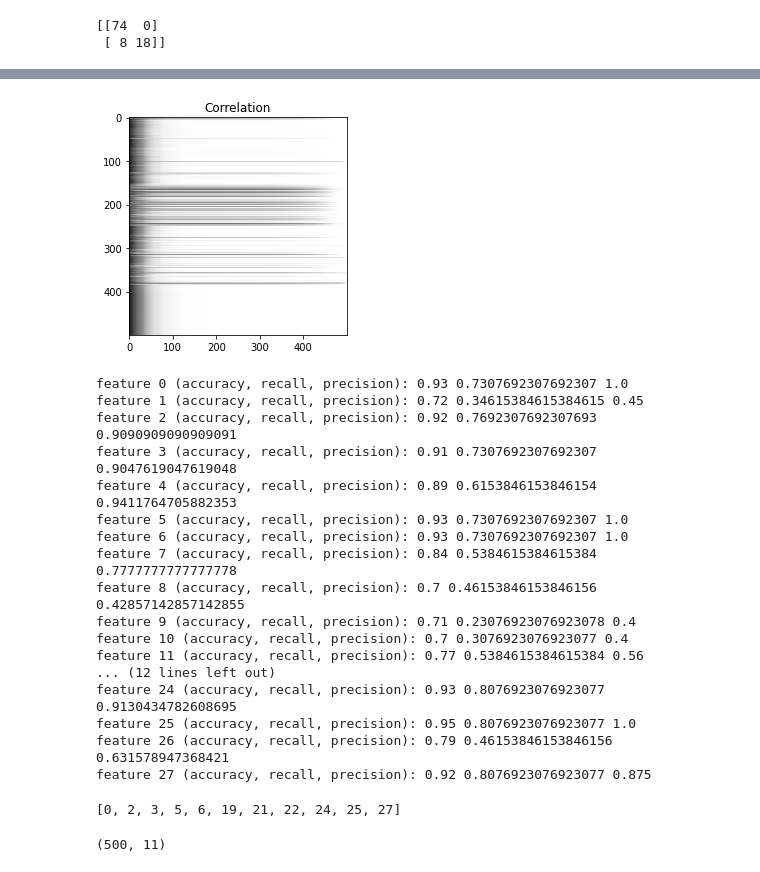
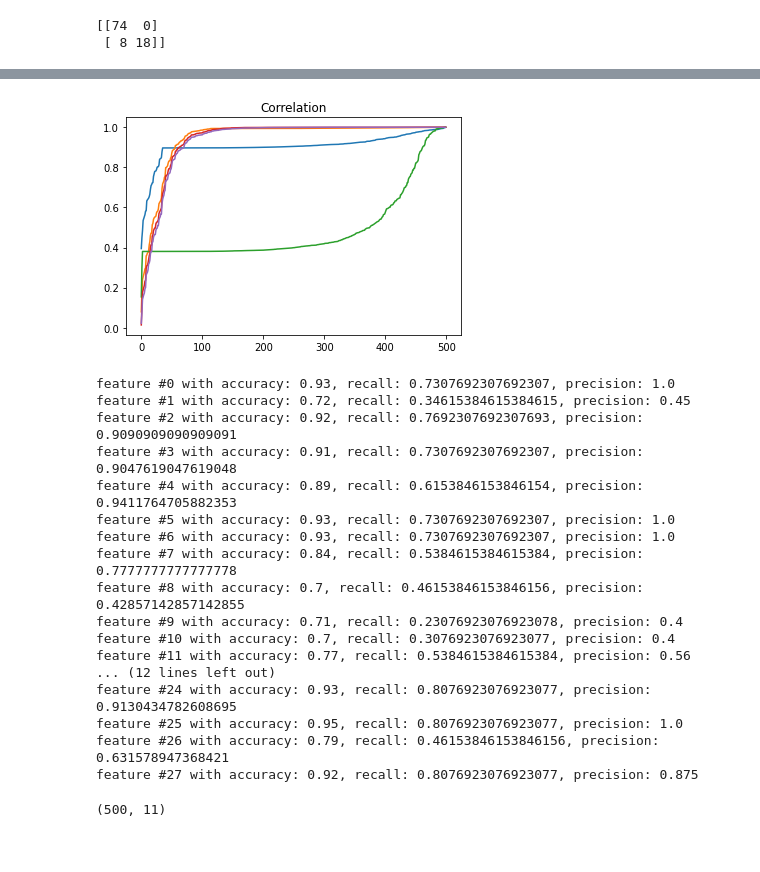
Before and after one commit to msadeqsirjani/eeg-based-epilepsy-detection, a Jupyter notebook: src/app.ipynb, the cells around one changed output, grey strips where cells are left out. Drawn from its saved outputs; the diff is of its cells as text; code cells hidden in the pictures.

Commit message:
feat: classify features to choose best one

```diff
--- a/src/app.ipynb
+++ b/src/app.ipynb
@@ -840,41 +813,51 @@ plt.show()
-# %%
-# make gray map of correlation
-plt.title("Correlation")
-plt.imshow(correlation, cmap='gray')
-plt.show()
-# %% [output]
-[figure, removed]
+# %%
+# ploy random correlations after sorting
+
+plt.title("Correlation")
+
+for i in range(0, correlation.shape[1], 100):
+    plt.plot(correlation[i])
+
+plt.show()
+# %% [output]
+[figure, added]
 # %%
 best_features = []
+BEST_SCORE = 0.7
+
 for i in range(0, new_x.shape[1]):
-    x_train, x_test, y_train, y_test = train_test_split(new_x[:,i].reshape(-1, 1), y, test_size=0.2, random_state=SEED)
-    clf = DecisionTreeClassifier(random_state=0)
+    x = new_x[:,i].reshape(-1, 1);
+    x_train, x_test, y_train, y_test = train_test_split(x, y, test_size=0.2, random_state=SEED)
+
+    clf = DecisionTreeClassifier()
     clf.fit(x_train, y_train)
+
     y_prediction = clf.predict(x_test)
+
     model_accuracy = accuracy_score(y_test, y_prediction)
     model_recall = recall_score(y_test, y_prediction)
     model_precision = precision_score(y_test, y_prediction)
-    print('feature', i, '(accuracy, recall, precision):', model_accuracy, model_recall, model_precision)
-    if model_accuracy > 0.7 and model_recall > 0.7 and model_precision > 0.7:
+
+    print(f'feature #{i} with accuracy: {model_accuracy}, recall: {model_recall}, precision: {model_precision}')
+
+    if model_accuracy > BEST_SCORE and model_recall > BEST_SCORE and model_precision > BEST_SCORE:
         best_features.append(i)
-best_features
 # %% [output]
-feature 0 (accuracy, recall, precision): 0.93 0.7307692307692307 1.0
-feature 1 (accuracy, recall, precision): 0.72 0.34615384615384615 0.45
-feature 2 (accuracy, recall, precision): 0.92 0.7692307692307693 0.9090909090909091
-feature 3 (accuracy, recall, precision): 0.91 0.7307692307692307 0.9047619047619048
-feature 4 (accuracy, recall, precision): 0.89 0.6153846153846154 0.9411764705882353
-feature 5 (accuracy, recall, precision): 0.93 0.7307692307692307 1.0
-feature 6 (accuracy, recall, precision): 0.93 0.7307692307692307 1.0
-feature 7 (accuracy, recall, precision): 0.84 0.5384615384615384 0.7777777777777778
-feature 8 (accuracy, recall, precision): 0.7 0.46153846153846156 0.42857142857142855
-feature 9 (accuracy, recall, precision): 0.71 0.23076923076923078 0.4
-feature 10 (accuracy, recall, precision): 0.7 0.3076923076923077 0.4
-feature 11 (accuracy, recall, precision): 0.77 0.5384615384615384 0.56
+feature #0 with accuracy: 0.93, recall: 0.7307692307692307, precision: 1.0
+feature #1 with accuracy: 0.72, recall: 0.34615384615384615, precision: 0.45
+feature #2 with accuracy: 0.92, recall: 0.7692307692307693, precision: 0.9090909090909091
+feature #3 with accuracy: 0.91, recall: 0.7307692307692307, precision: 0.9047619047619048
+feature #4 with accuracy: 0.89, recall: 0.6153846153846154, precision: 0.9411764705882353
+feature #5 with accuracy: 0.93, recall: 0.7307692307692307, precision: 1.0
+feature #6 with accuracy: 0.93, recall: 0.7307692307692307, precision: 1.0
+feature #7 with accuracy: 0.84, recall: 0.5384615384615384, precision: 0.7777777777777778
+feature #8 with accuracy: 0.7, recall: 0.46153846153846156, precision: 0.42857142857142855
+feature #9 with accuracy: 0.71, recall: 0.23076923076923078, precision: 0.4
+feature #10 with accuracy: 0.7, recall: 0.3076923076923077, precision: 0.4
+feature #11 with accuracy: 0.77, recall: 0.5384615384615384, precision: 0.56
 ... (12 lines left out)
-feature 24 (accuracy, recall, precision): 0.93 0.8076923076923077 0.9130434782608695
-feature 25 (accuracy, recall, precision): 0.95 0.8076923076923077 1.0
-feature 26 (accuracy, recall, precision): 0.79 0.46153846153846156 0.631578947368421
-feature 27 (accuracy, recall, precision): 0.92 0.8076923076923077 0.875
+feature #24 with accuracy: 0.93, recall: 0.8076923076923077, precision: 0.9130434782608695
+feature #25 with accuracy: 0.95, recall: 0.8076923076923077, precision: 1.0
+feature #26 with accuracy: 0.79, recall: 0.46153846153846156, precision: 0.631578947368421
+feature #27 with accuracy: 0.92, recall: 0.8076923076923077, precision: 0.875
-[0, 2, 3, 5, 6, 19, 21, 22, 24, 25, 27]
 # %%
```
Also changed, not shown: parts of 5 cells of this notebook.
